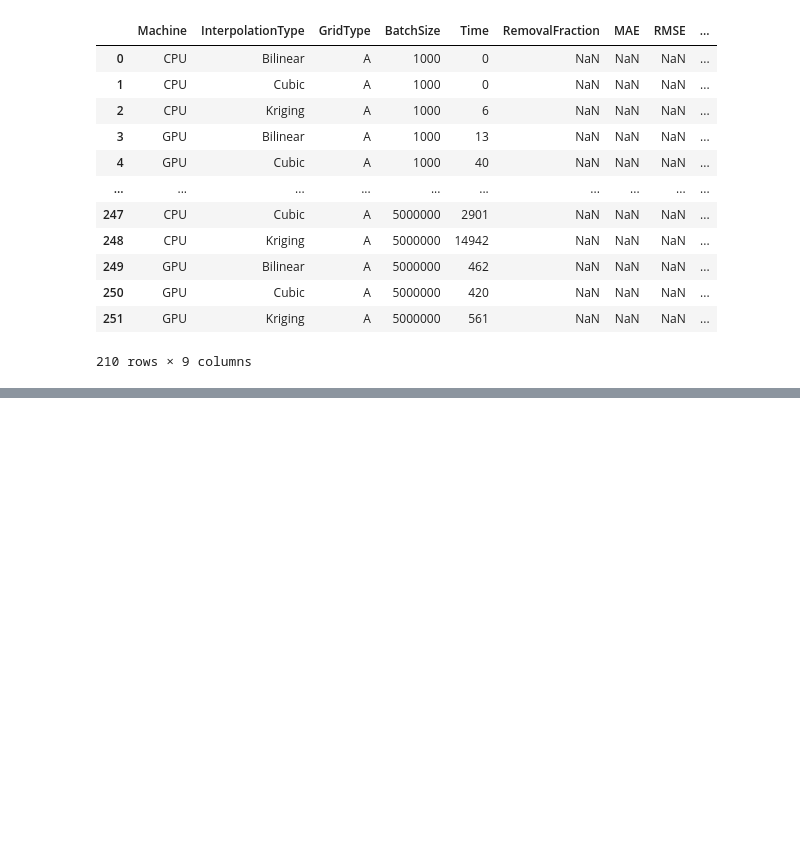
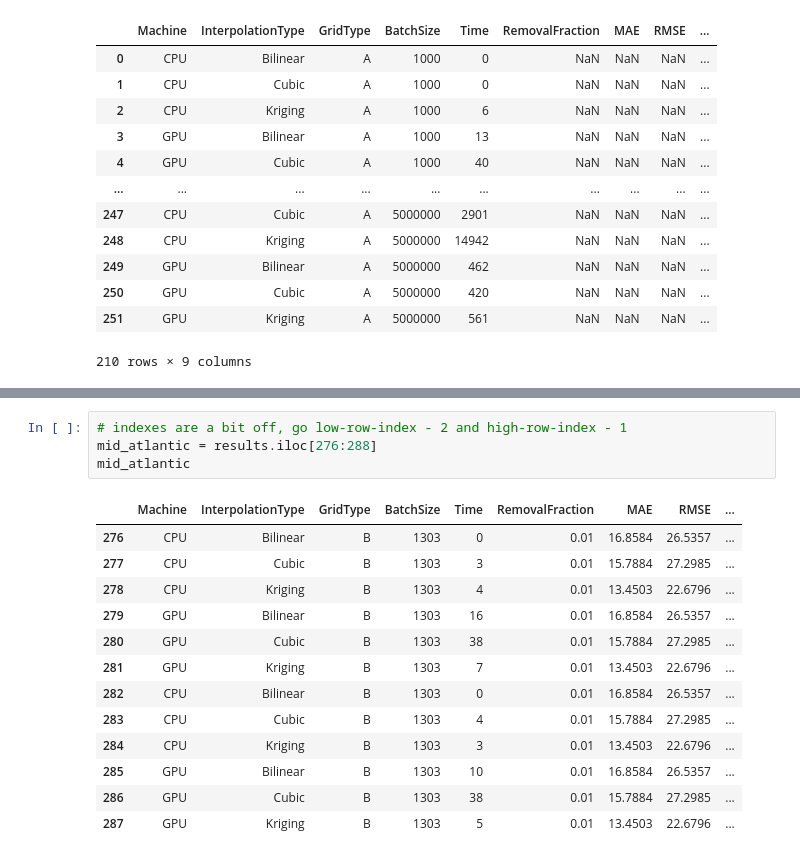
Before and after one commit to devsaxena974/AUV-Real-Time-Interpolation, a Jupyter notebook: code/performance_results.ipynb, the cells around one changed output, grey strips where cells are left out. Saved outputs shown, nothing was run; the diff lists cells and outputs as text; blank space fills up the shorter version.

Commit message:
Added performance and error calculations for grid b applications

```diff
--- a/code/performance_results.ipynb
+++ b/code/performance_results.ipynb
@@ -78,0 +138,18 @@ for interp in interp_types:
+# %%
+# indexes are a bit off, go low-row-index - 2 and high-row-index - 1
+mid_atlantic = results.iloc[276:288]
+mid_atlantic
+# %% [output]
+|  | Machine | InterpolationType | GridType | BatchSize | Time | RemovalFraction | MAE | RMSE | ... |
+| 276 | CPU | Bilinear | B | 1303 | 0 | 0.01 | 16.8584 | 26.5357 | ... |
+| 277 | CPU | Cubic | B | 1303 | 3 | 0.01 | 15.7884 | 27.2985 | ... |
+| 278 | CPU | Kriging | B | 1303 | 4 | 0.01 | 13.4503 | 22.6796 | ... |
+| 279 | GPU | Bilinear | B | 1303 | 16 | 0.01 | 16.8584 | 26.5357 | ... |
+| 280 | GPU | Cubic | B | 1303 | 38 | 0.01 | 15.7884 | 27.2985 | ... |
+| 281 | GPU | Kriging | B | 1303 | 7 | 0.01 | 13.4503 | 22.6796 | ... |
+| 282 | CPU | Bilinear | B | 1303 | 0 | 0.01 | 16.8584 | 26.5357 | ... |
+| 283 | CPU | Cubic | B | 1303 | 4 | 0.01 | 15.7884 | 27.2985 | ... |
+| 284 | CPU | Kriging | B | 1303 | 3 | 0.01 | 13.4503 | 22.6796 | ... |
+| 285 | GPU | Bilinear | B | 1303 | 10 | 0.01 | 16.8584 | 26.5357 | ... |
+| 286 | GPU | Cubic | B | 1303 | 38 | 0.01 | 15.7884 | 27.2985 | ... |
+| 287 | GPU | Kriging | B | 1303 | 5 | 0.01 | 13.4503 | 22.6796 | ... |
```
Also changed, not shown: parts of 28 cells of this notebook.
